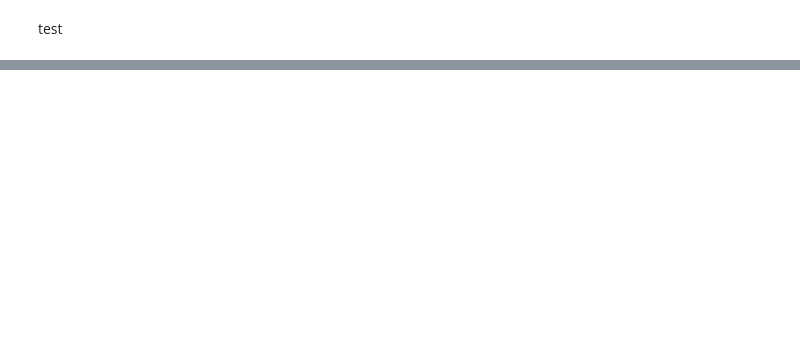
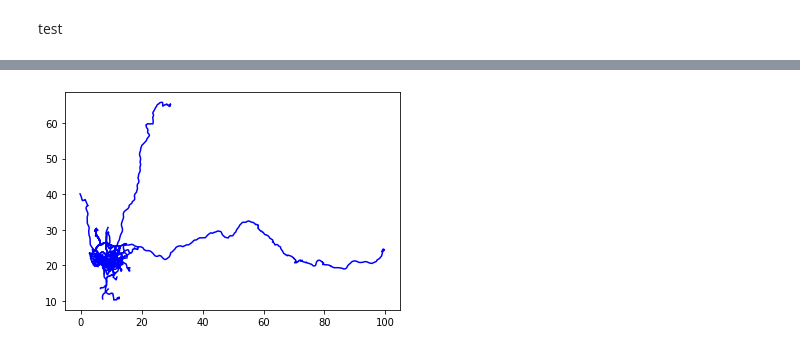
Before and after one commit to COMoER/Trajectory-is-the-Description-of-Arrival, a Jupyter notebook: lab.ipynb, the cells around one changed output, grey strips where cells are left out. Saved outputs shown, nothing was run; the diff lists cells and outputs as text; code cells hidden in the pictures; blank space fills up the shorter version.

```diff
--- a/lab.ipynb
+++ b/lab.ipynb
@@ -528,5 +569,52 @@ pred = trans.detransform(model_reg.predict(X))
 lat = pred[:,0]
 lon = pred[:,1]
+# %%
+import torch
+import torch.nn as nn
+import numpy as np
+import torch.nn.functional as F
+device = "cuda:0"
+HIDDEN_SIZE=256
+class mlp(nn.Module):
+    def __init__(self,vocal_max):
+        super(mlp, self).__init__()
+        self.embed = nn.Embedding(vocal_max+1,32,padding_idx=0) # padding
+        self.conv = nn.Conv1d(32,32,kernel_size=3,padding=1)
+        self.fc1 = nn.Linear(32,HIDDEN_SIZE)
+        self.fc2 = nn.Linear(HIDDEN_SIZE,2)
+        self.dropout = nn.Dropout(0.5)
+    def forward(self,x):
+        embedding = self.embed(x) # B,T,32
+        embedding = embedding.permute(0,2,1) # B,C,T
+        l1 = F.relu(self.conv(embedding))
+        l1_max = torch.max(l1,dim=-1)[0] # B,32 over-time-maxpooling
+        l2 = self.dropout(F.relu(self.fc1(l1_max)))
+        return self.fc2(l2)
+model_em = mlp(len(model)+1).to(device).eval()
+model_em.load_state_dict(torch.load("WORDCNN/model_best.pt",device))
+pred = []
+for s,true_se in zip(X,se):
+    x = torch.LongTensor(s+1).view(1,-1).to(device)
+    y = model_em(x).detach().cpu().numpy().reshape(-1)
+    if True:
+        pred.append(trans.transform(np.stack([true_se[1::2],true_se[::2]],1))[-1])
+        continue
+    pred.append(y)
+# %%
+pred = np.stack(pred,0)
+with open('trans.pt','rb') as f:
+    trans = pkl.load(f)
+pred = trans.detransform(pred)
+lat = pred[:,0]
+lon = pred[:,1]
+# %%
+for i,(x,y) in enumerate(zip(se,trans.transform(pred))):
+    x = trans.transform(np.stack([x[1::2],x[::2]],1))
+    # plt.plot(np.concatenate([x[:,0],y[0].reshape((1,))],axis=0),np.concatenate([x[:,1],y[1].reshape((1,))],axis=0),'b-')
+    plt.plot(x[:,0],x[:,1],'b-')
+    plt.plot([x[-1,0],y[0]],[x[-1,1],y[1]],'r-')
+# %% [output]
+[figure, added]
 # %%
 tra = df["TRIP_ID"]
 
```
Also changed, not shown: parts of 16 cells of this notebook, 7 other files.
